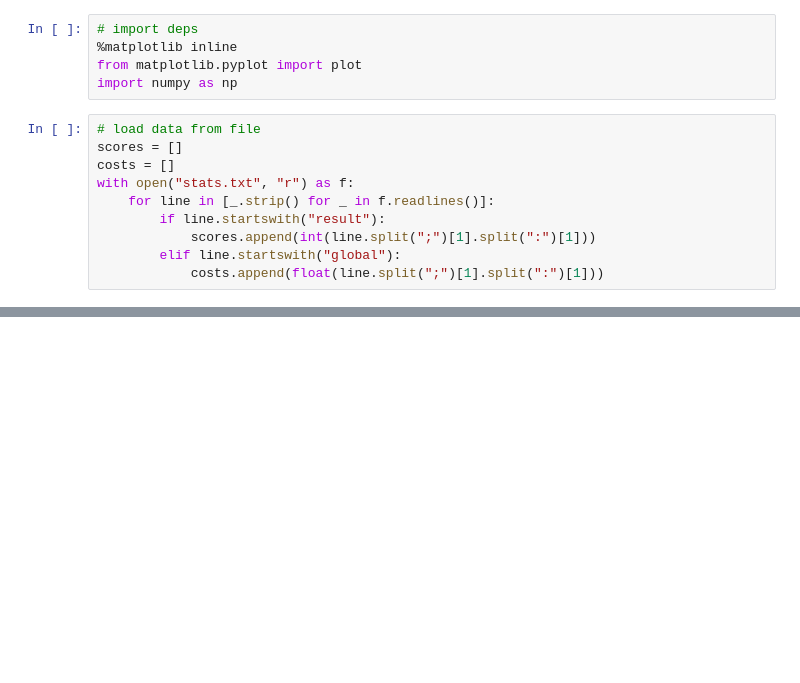
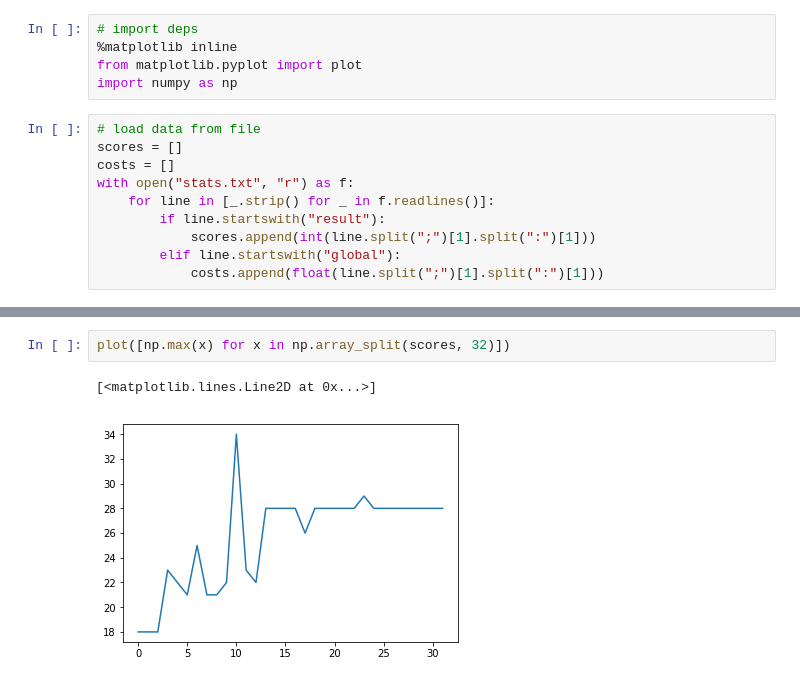
Before and after one commit to rodrigo-garcia-leon/PacmanAPI, a Jupyter notebook: scripts/plot_stats.ipynb, the cells around one changed output, grey strips where cells are left out. Cells and saved outputs as stored; diff of their text form; blank space fills up the shorter version.

```diff
--- a/scripts/plot_stats.ipynb
+++ b/scripts/plot_stats.ipynb
@@ -35,0 +36,5 @@ plot([np.mean(x) for x in np.array_split(scores, 32)])
+# %%
+plot([np.max(x) for x in np.array_split(scores, 32)])
+# %% [output]
+[<matplotlib.lines.Line2D at 0x...>]
+[figure, added]
```
Also changed, not shown: parts of 4 cells of this notebook.
